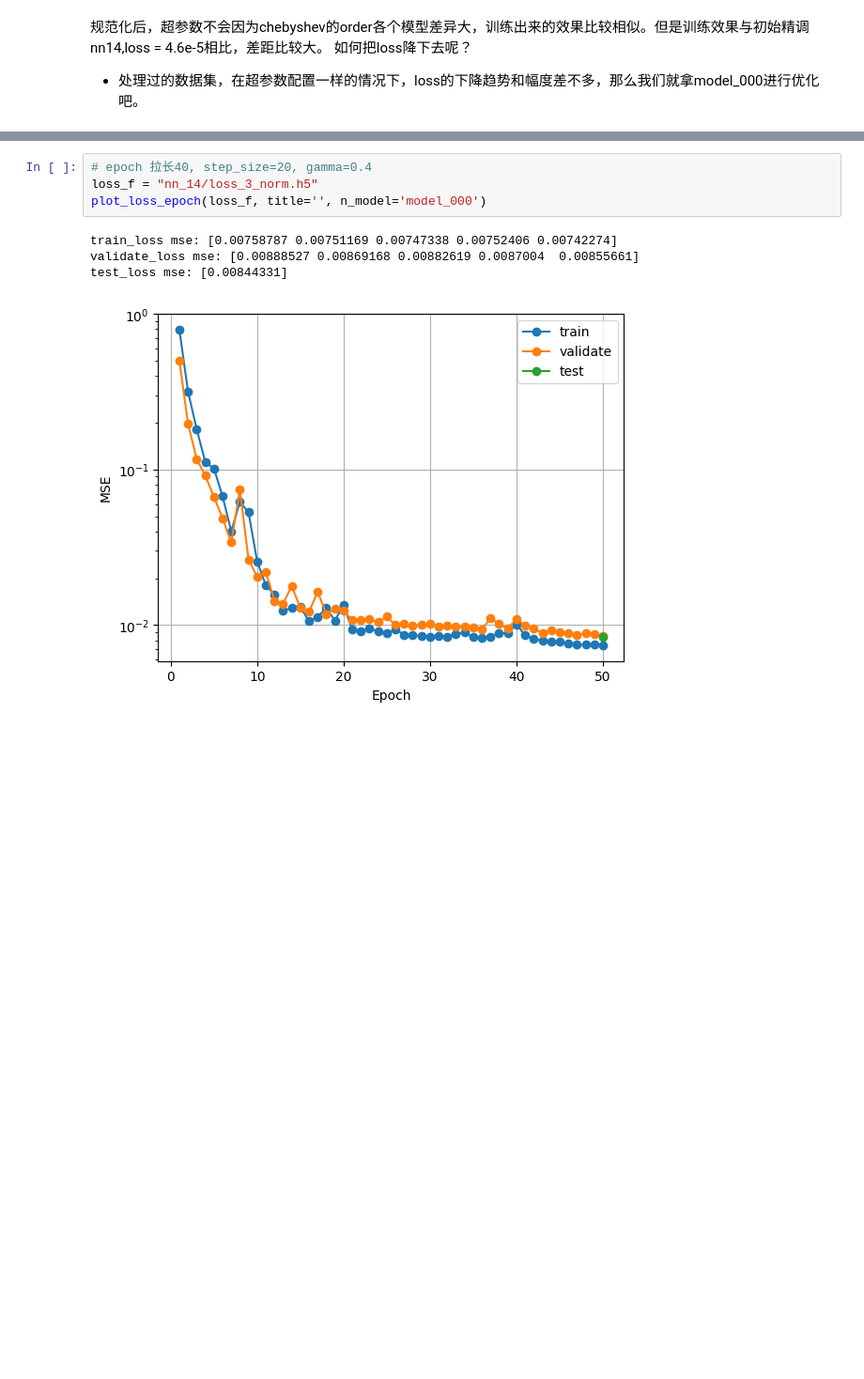
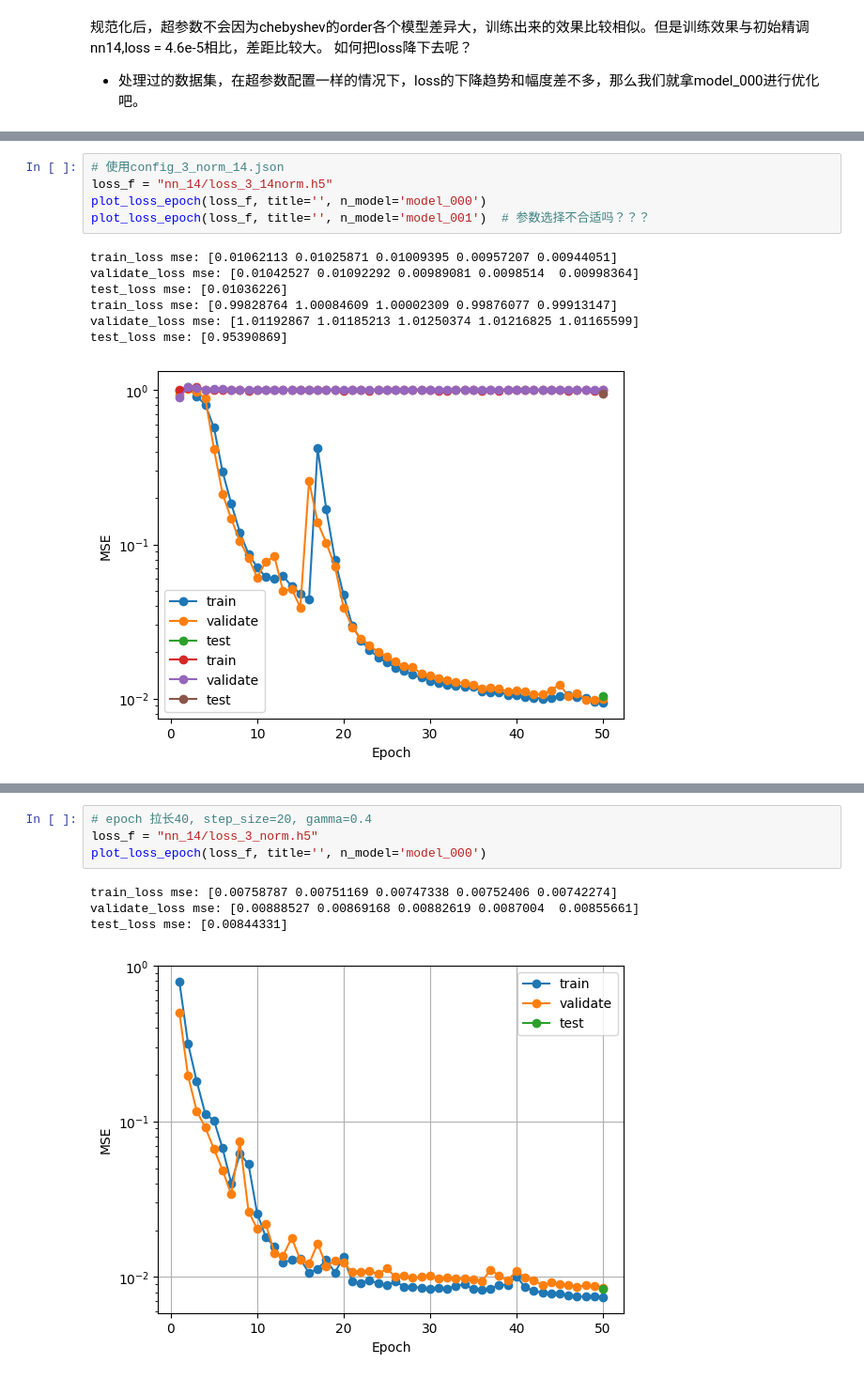
Before and after one commit to Tinrry/anderson, a Jupyter notebook: Untitled.ipynb, the cells around one changed output, grey strips where cells are left out. Shown: that part at 94% size. Saved outputs shown, nothing was run; the diff lists cells and outputs as text; blank space fills up the shorter version.

```diff
--- a/Untitled.ipynb
+++ b/Untitled.ipynb
@@ -80,0 +115,13 @@ test_loss mse: [0.01076221]
+# %%
+# 使用config_3_norm_14.json
+loss_f = "nn_14/loss_3_14norm.h5"
+plot_loss_epoch(loss_f, title='', n_model='model_000')
+plot_loss_epoch(loss_f, title='', n_model='model_001')  # 参数选择不合适吗？？？
+# %% [output]
+train_loss mse: [0.01062113 0.01025871 0.01009395 0.00957207 0.00944051]
+validate_loss mse: [0.01042527 0.01092292 0.00989081 0.0098514  0.00998364]
+test_loss mse: [0.01036226]
+train_loss mse: [0.99828764 1.00084609 1.00002309 0.99876077 0.99913147]
+validate_loss mse: [1.01192867 1.01185213 1.01250374 1.01216825 1.01165599]
+test_loss mse: [0.95390869]
+[figure, added]
```
Also changed, not shown: parts of 8 cells of this notebook, 6 other files.
